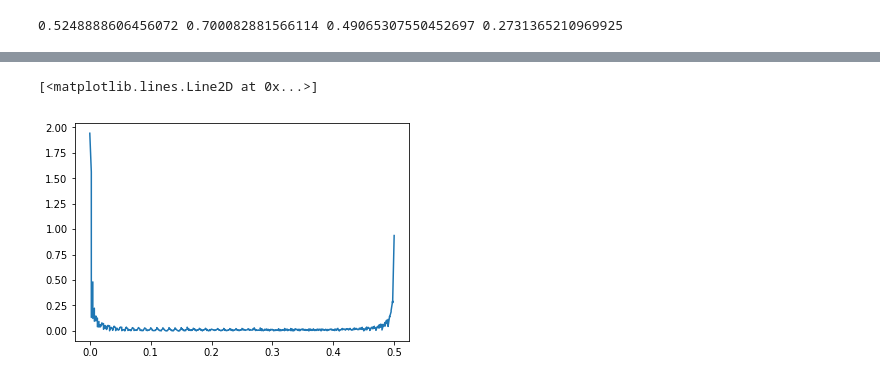
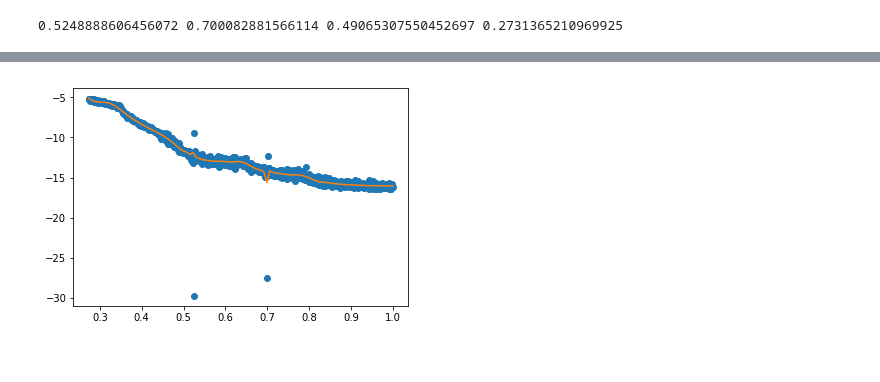
Before and after one commit to margres/Master-thesis, a Jupyter notebook: Contour_integral.ipynb, the cells around one changed output, grey strips where cells are left out. Saved outputs shown, nothing was run; the diff lists cells and outputs as text; code cells hidden in the pictures.

```diff
--- a/Contour_integral.ipynb
+++ b/Contour_integral.ipynb
@@ -283,10 +286,10 @@ plt.plot(a,b, '.')
-# %%
-psi_w_smooth=ifft(b)
-magnification_smooth=abs(psi_w_smooth)
-#bin_center_smooth = bins_smooth[:-1] + np.diff(bins_smooth) / 2
-X = fftpack.irfft(b)
-freqs = fftpack.rfftfreq(n=b.size)# ,d=1/(2*bin_center.size))
-plt.plot(freqs, np.abs(X),'-')
-# %% [output]
-[<matplotlib.lines.Line2D at 0x...>]
-[figure, removed]
+# %%
+s = UnivariateSpline(a, b, s=100)
+n_sample=100
+xs = np.linspace(np.min(tau), 1, n_sample)
+ys = s(xs)
+plt.plot(a, b, 'o')
+plt.plot(xs, ys)
+plt.show()
+# %% [output]
+[figure, added]
```
Also changed, not shown: parts of 13 cells of this notebook, 4 other files.
